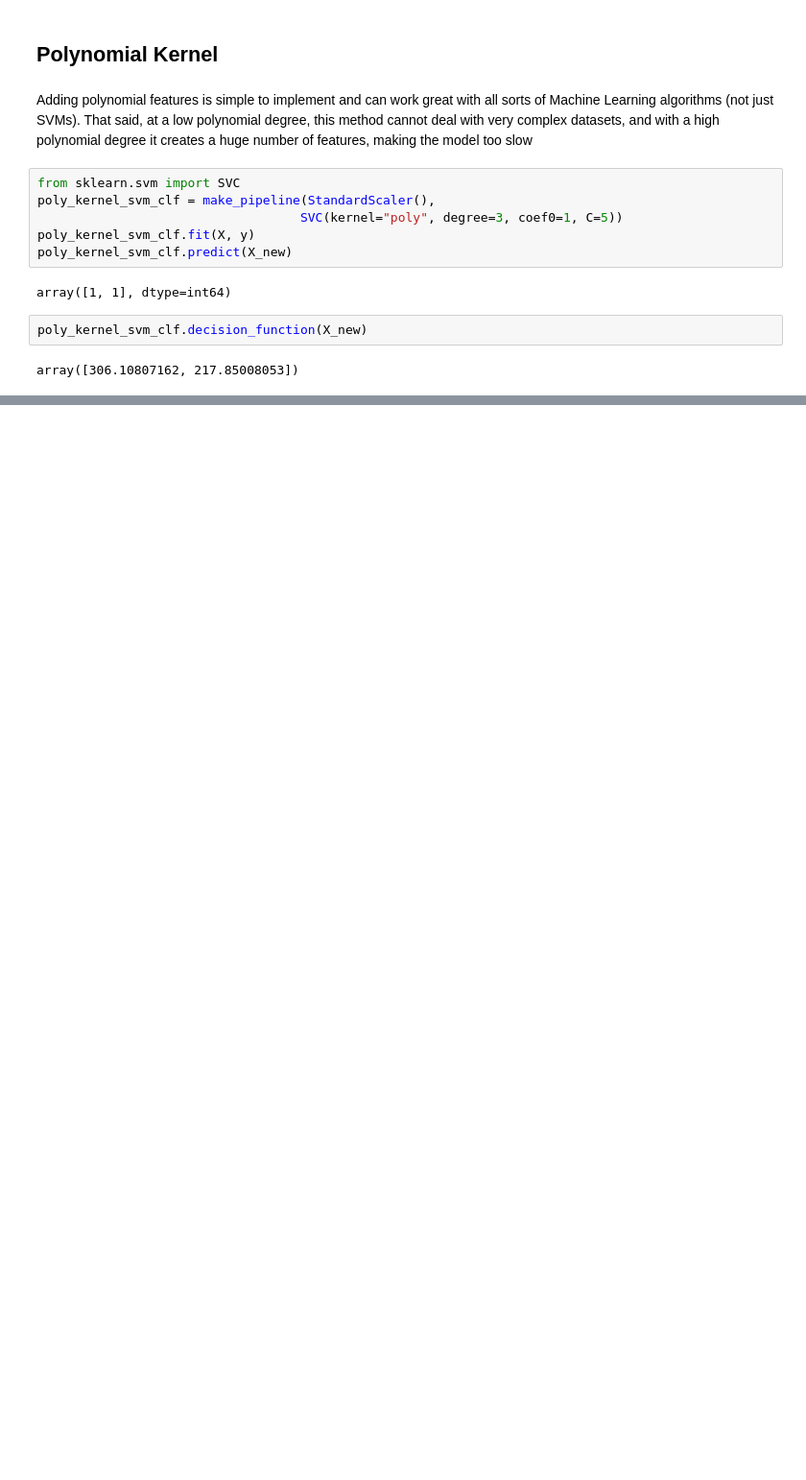
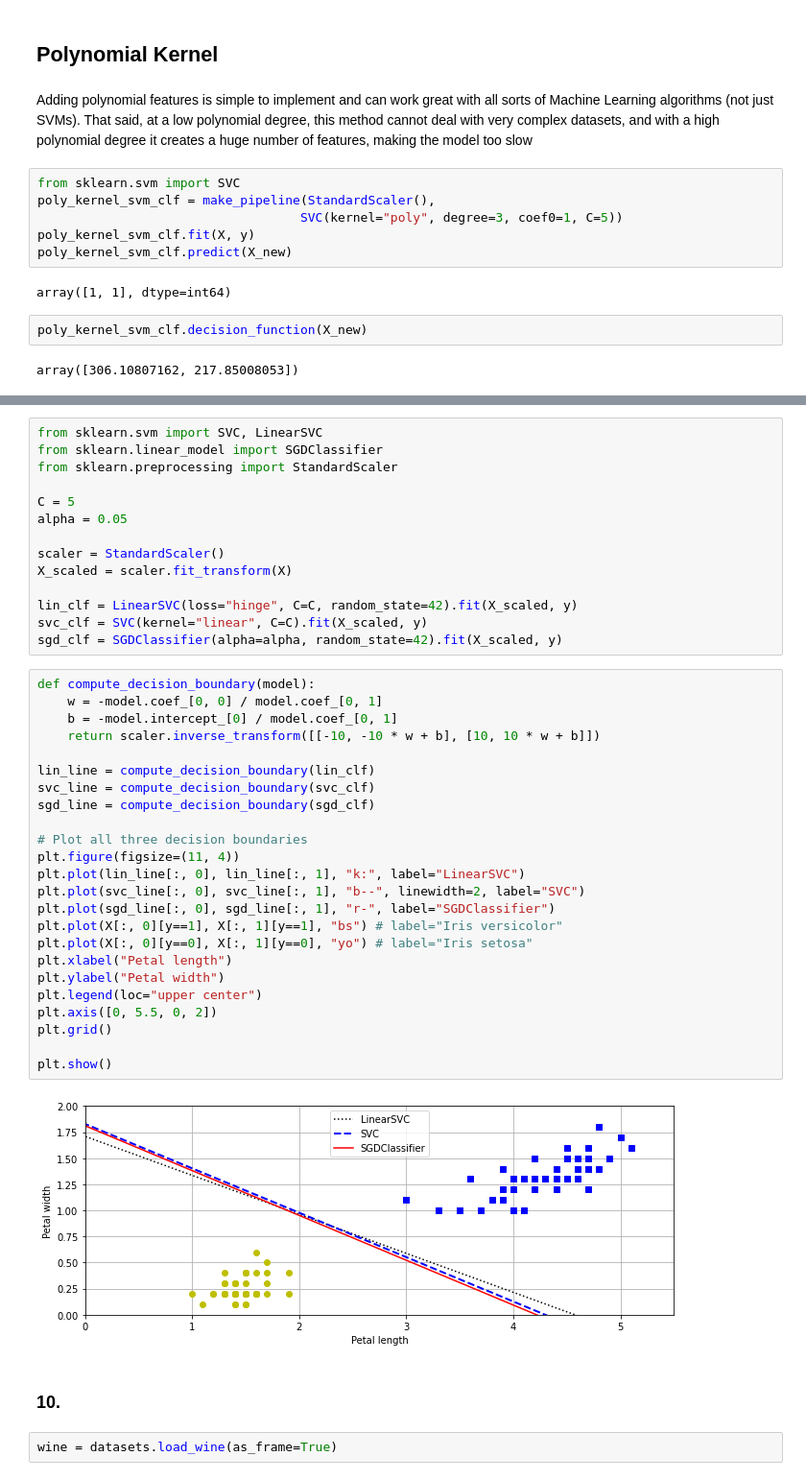
Before and after one commit to DennisxB/handson-machinelearning, a Jupyter notebook: ch_05-support_vector_machines.ipynb, the cells around one changed output, grey strips where cells are left out. Shown at 96% size. Saved outputs shown, nothing was run; the diff lists cells and outputs as text; blank space fills up the shorter version.

```diff
--- a/ch_05-support_vector_machines.ipynb
+++ b/ch_05-support_vector_machines.ipynb
@@ -68,0 +225,44 @@ array([306.10807162, 217.85008053])
+# %%
+from sklearn.svm import SVC, LinearSVC
+from sklearn.linear_model import SGDClassifier
+from sklearn.preprocessing import StandardScaler
+
+C = 5
+alpha = 0.05
+
+scaler = StandardScaler()
+X_scaled = scaler.fit_transform(X)
+
+lin_clf = LinearSVC(loss="hinge", C=C, random_state=42).fit(X_scaled, y)
+svc_clf = SVC(kernel="linear", C=C).fit(X_scaled, y)
+sgd_clf = SGDClassifier(alpha=alpha, random_state=42).fit(X_scaled, y)
+# %%
+def compute_decision_boundary(model):
+    w = -model.coef_[0, 0] / model.coef_[0, 1]
+    b = -model.intercept_[0] / model.coef_[0, 1]
+    return scaler.inverse_transform([[-10, -10 * w + b], [10, 10 * w + b]])
+
+lin_line = compute_decision_boundary(lin_clf)
+svc_line = compute_decision_boundary(svc_clf)
+sgd_line = compute_decision_boundary(sgd_clf)
+
+# Plot all three decision boundaries
+plt.figure(figsize=(11, 4))
+plt.plot(lin_line[:, 0], lin_line[:, 1], "k:", label="LinearSVC")
+plt.plot(svc_line[:, 0], svc_line[:, 1], "b--", linewidth=2, label="SVC")
+plt.plot(sgd_line[:, 0], sgd_line[:, 1], "r-", label="SGDClassifier")
+plt.plot(X[:, 0][y==1], X[:, 1][y==1], "bs") # label="Iris versicolor"
+plt.plot(X[:, 0][y==0], X[:, 1][y==0], "yo") # label="Iris setosa"
+plt.xlabel("Petal length")
+plt.ylabel("Petal width")
+plt.legend(loc="upper center")
+plt.axis([0, 5.5, 0, 2])
+plt.grid()
+
+plt.show()
+# %% [output]
+[figure, added]
+# %% [markdown]
+### 10.
+# %%
+wine = datasets.load_wine(as_frame=True)
```
Also changed, not shown: parts of 36 cells of this notebook.
